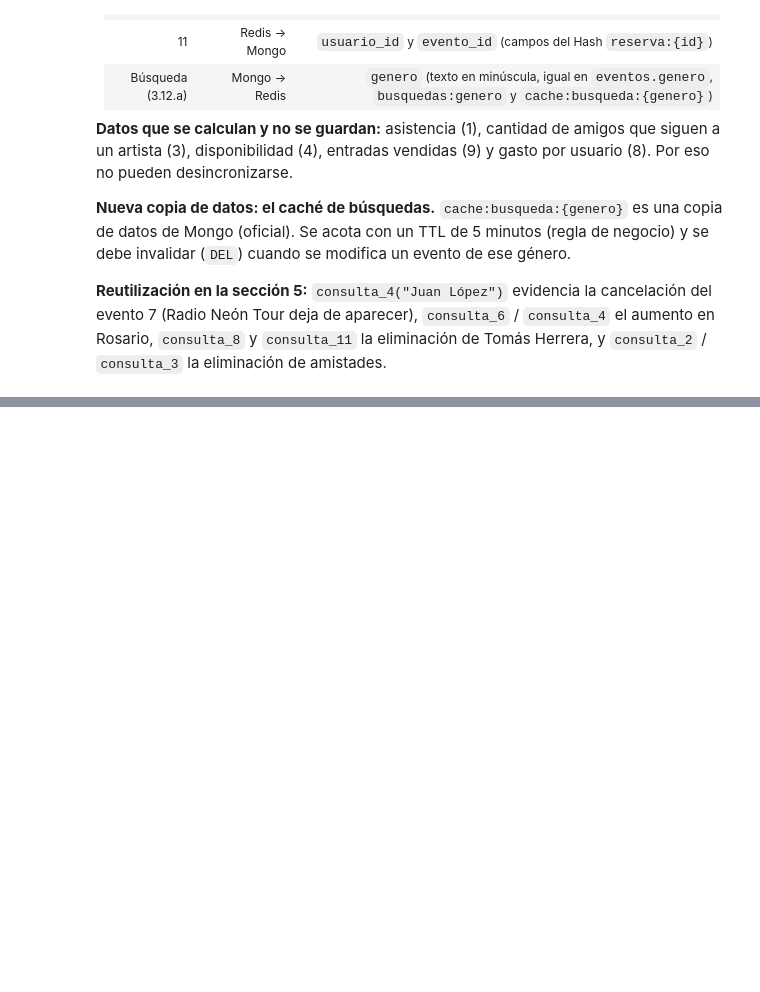
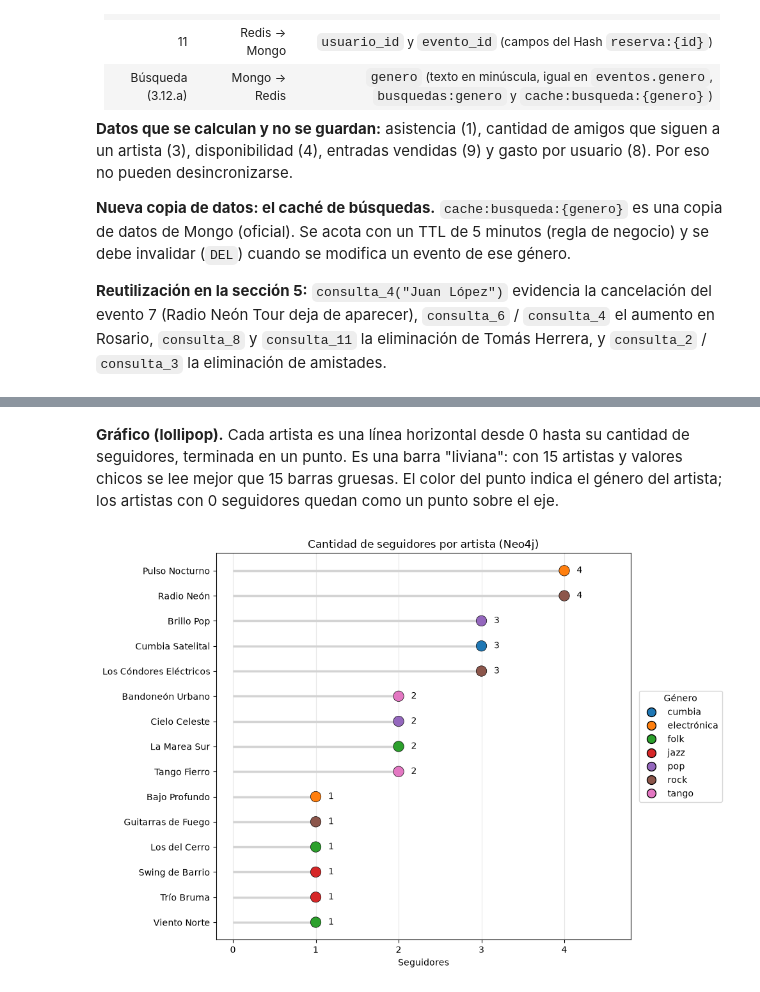
Before and after one commit to joaquinerbity/trabajo-integrador-bd, a Jupyter notebook: bd-contenedor/notebooks/tp_integrador1.ipynb, the cells around one changed output, grey strips where cells are left out. Saved outputs shown, nothing was run; the diff lists cells and outputs as text; code cells hidden in the pictures; blank space fills up the shorter version.

```diff
--- a/bd-contenedor/notebooks/tp_integrador1.ipynb
+++ b/bd-contenedor/notebooks/tp_integrador1.ipynb
@@ -1834,0 +1998,20 @@ assert [f["busquedas"] for f in top_generos] == sorted((f["busquedas"] for f in
+# %%
+# ---- 4.0 Auxiliares de las estadísticas ----
+import matplotlib.pyplot as plt
+from matplotlib.lines import Line2D
+from matplotlib.patches import Patch
+from matplotlib.ticker import FuncFormatter, MaxNLocator
+
+# Géneros existentes, leídos de MongoDB (copia oficial), no de las listas del dataset.
+# Se usan para asignar un color fijo por género y para completar con 0 los géneros nunca buscados.
+GENEROS = sorted({a["genero"] for a in db.artistas.find({}, {"_id": 0, "genero": 1})}
+                 | {e["genero"] for e in db.eventos.find({}, {"_id": 0, "genero": 1})})
+
+# Un color fijo por género (paleta "tab10" de matplotlib): el mismo género siempre se ve igual.
+paleta = plt.get_cmap("tab10")
+COLOR_GENERO = {g: paleta(i % 10) for i, g in enumerate(GENEROS)}
+
+# Formato de pesos para los ejes, el mismo que usa pesos() en las tablas de la sección 3
+EJE_PESOS = FuncFormatter(lambda valor, _pos: pesos(int(valor)))
+
+print("Géneros:", GENEROS)
@@ -1834,0 +2083,40 @@ assert [f["busquedas"] for f in top_generos] == sorted((f["busquedas"] for f in
+# %% [markdown]
+**Gráfico (lollipop).** Cada artista es una línea horizontal desde 0 hasta su cantidad de seguidores, terminada en un punto. Es una barra "liviana": con 15 artistas y valores chicos se lee mejor que 15 barras gruesas. El color del punto indica el género del artista; los artistas con 0 seguidores quedan como un punto sobre el eje.
+# %%
+# ---- Gráfico 1: lollipop de seguidores por artista ----
+# Se invierte el orden para que el más seguido quede ARRIBA (el eje Y de matplotlib crece hacia arriba)
+datos = list(reversed(seguidores_por_artista))
+posiciones = range(len(datos))
+valores = [f["seguidores"] for f in datos]
+
+plt.figure(figsize=(10, 7))
+
+# El "palito": una línea horizontal desde 0 hasta el valor de cada artista
+plt.hlines(posiciones, 0, valores, color="lightgray", linewidth=2.5)
+
+# El "caramelo": un punto al final, coloreado según el género del artista
+plt.scatter(valores, posiciones, color=[COLOR_GENERO[f["genero"]] for f in datos],
+            s=140, zorder=3, edgecolor="black", linewidth=0.5)
+
+# El valor escrito a la derecha de cada punto
+for y, v in zip(posiciones, valores):
+    plt.text(v + 0.15, y, str(v), va="center", fontsize=10)
+
+# Nombres de los artistas en el eje Y
+plt.yticks(list(posiciones), [f["artista"] for f in datos])
+plt.gca().xaxis.set_major_locator(MaxNLocator(integer=True))   # seguidores: solo enteros
+plt.xlim(-0.2, max(valores) + 0.8)
+
+# Leyenda con un punto por cada género presente en el gráfico
+generos_presentes = sorted({f["genero"] for f in datos})
+plt.legend(handles=[Line2D([0], [0], marker="o", color="w", markerfacecolor=COLOR_GENERO[g],
+                           markeredgecolor="black", markersize=10, label=g) for g in generos_presentes],
+           title="Género", loc="center left", bbox_to_anchor=(1.01, 0.5))   # afuera, a la derecha
+
+plt.title("Cantidad de seguidores por artista (Neo4j)")
+plt.xlabel("Seguidores")
+plt.grid(axis="x", alpha=0.3)
+plt.tight_layout()
+plt.show()
+# %% [output]
+[figure, added]
```
Also changed, not shown: parts of 30 cells of this notebook.
